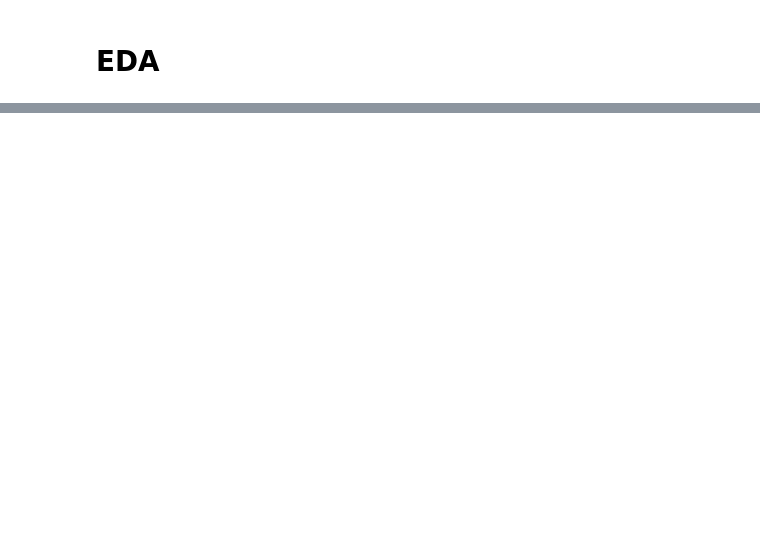
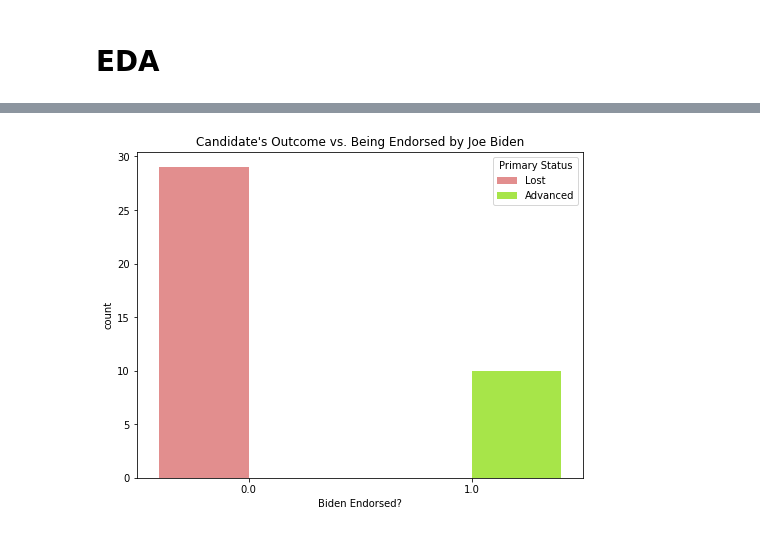
Before and after one commit to tetsu2001/102-project, a Jupyter notebook: aileen/aileen.ipynb, the cells around one changed output, grey strips where cells are left out. Cells and saved outputs as stored; diff of their text form; code cells hidden in the pictures; blank space fills up the shorter version.

```diff
--- a/aileen/aileen.ipynb
+++ b/aileen/aileen.ipynb
@@ -45,0 +73,6 @@ plt.title("Candidate's Outcome vs. Number of Endorsements Received");
+# %%
+plt.figure(figsize=(8, 6))
+sns.countplot(data=dems, x='Biden Endorsed?', hue='Primary Status', palette=colours)
+plt.title("Candidate's Outcome vs. Being Endorsed by Joe Biden");
+# %% [output]
+[figure, added]
```
Also changed, not shown: parts of 20 cells of this notebook.
